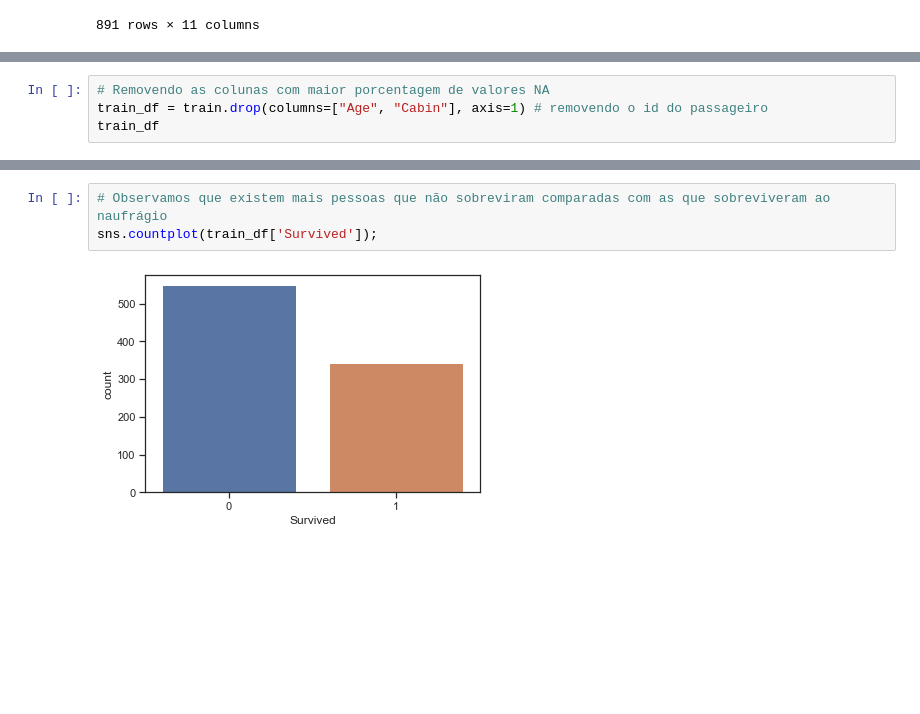
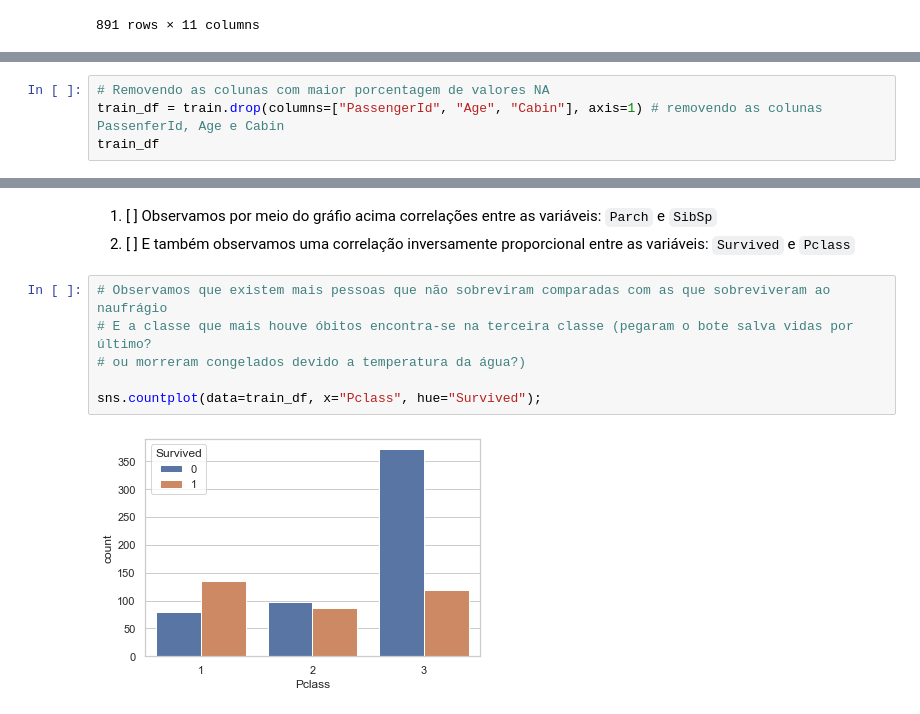
Before and after one commit to cantaruttim/Titanic, a Jupyter notebook: Titanic.ipynb, the cells around one changed output, grey strips where cells are left out. Drawn from its saved outputs; the diff is of its cells as text; blank space fills up the shorter version.

```diff
--- a/Titanic.ipynb
+++ b/Titanic.ipynb
@@ -45,5 +47,5 @@ dtype: float64
 # %%
 # Removendo as colunas com maior porcentagem de valores NA
-train_df = train.drop(columns=["Age", "Cabin"], axis=1) # removendo o id do passageiro
+train_df = train.drop(columns=["PassengerId", "Age", "Cabin"], axis=1) # removendo as colunas PassenferId, Age e Cabin
 train_df
 # %% [output]
@@ -101,5 +95,11 @@ for artist in g.legend.legendHandles:
+# %% [markdown]
+1. [ ] Observamos por meio do gráfio acima correlações entre as variáveis: `Parch` e `SibSp`
+2. [ ] E também observamos uma correlação inversamente proporcional entre as variáveis: `Survived` e `Pclass`
 # %%
 # Observamos que existem mais pessoas que não sobreviram comparadas com as que sobreviveram ao naufrágio
-sns.countplot(train_df['Survived']);
+# E a classe que mais houve óbitos encontra-se na terceira classe (pegaram o bote salva vidas por último?
+# ou morreram congelados devido a temperatura da água?)
+
+sns.countplot(data=train_df, x="Pclass", hue="Survived");
 # %% [output]
-[figure, old version]
+[figure, new version]
```
Also changed, not shown: parts of 12 cells of this notebook.
